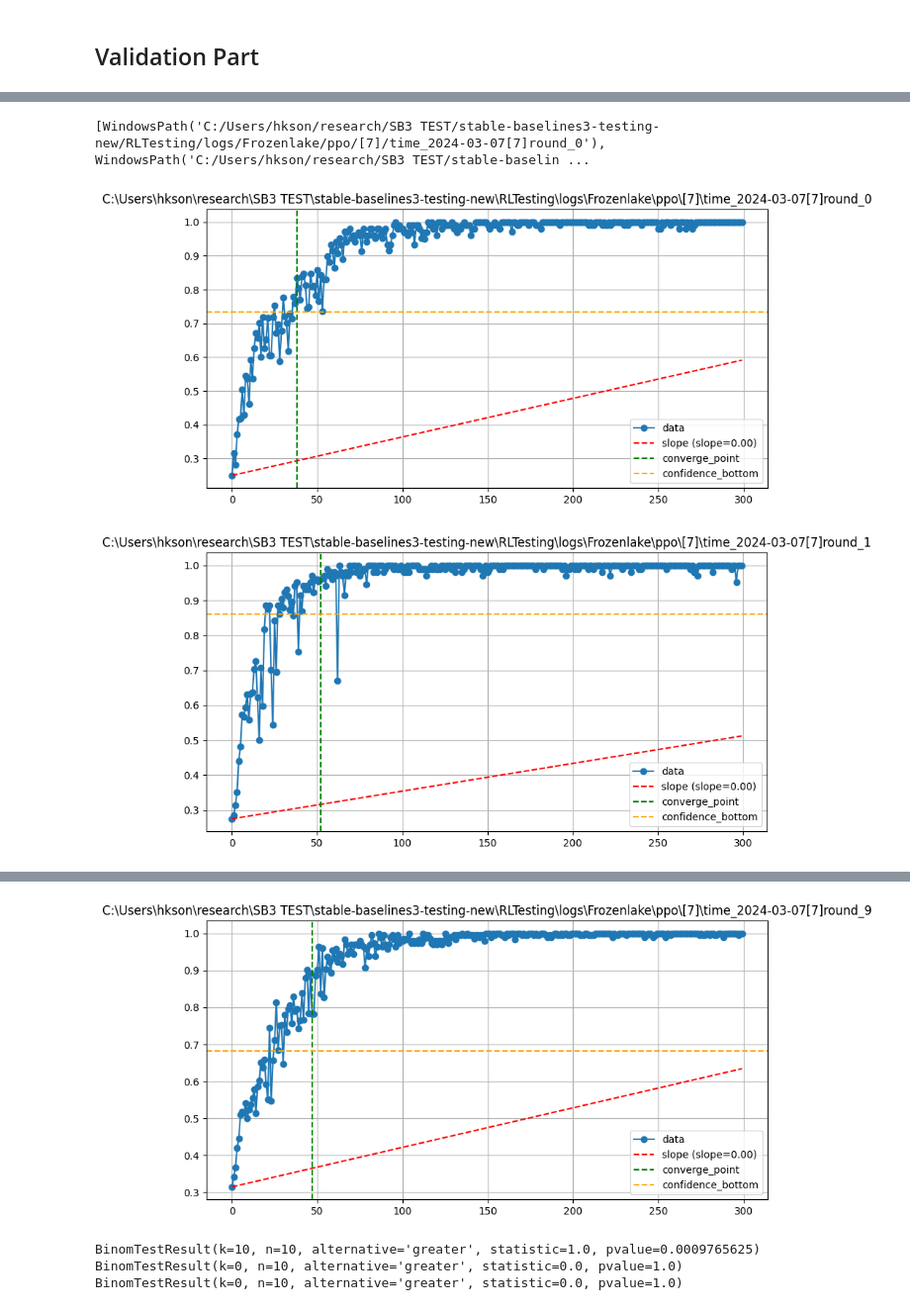
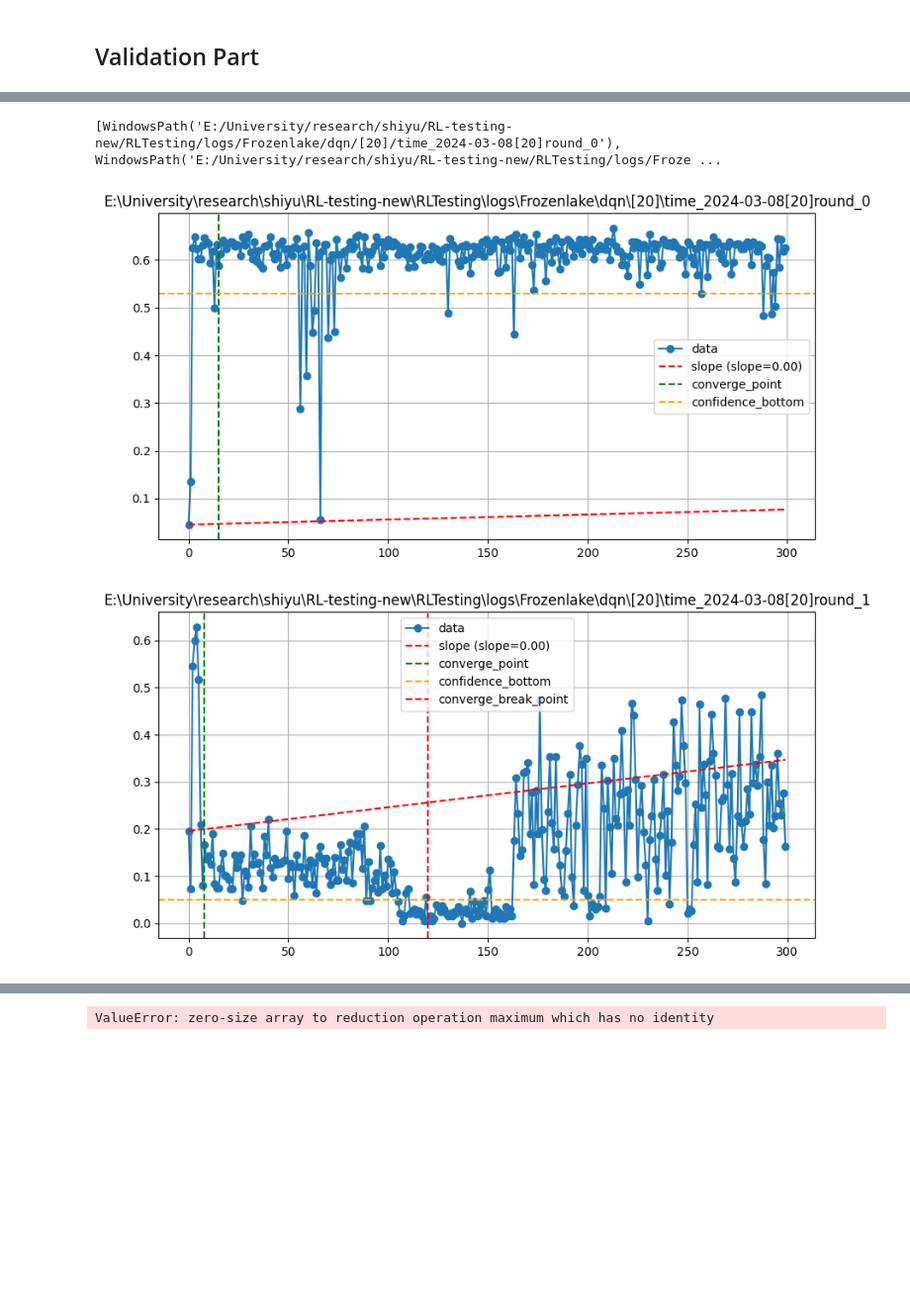
Before and after one commit to QixinWangCpsLab/RL-testing-new, a Jupyter notebook: RLTesting/testing_script_haoyang.ipynb, the cells around one changed output, grey strips where cells are left out. Shown at 99% size. Drawn from its saved outputs; the diff is of its cells as text; code cells hidden in the pictures; blank space fills up the shorter version.

Commit message:
debug convergence and divergence

```diff
--- a/RLTesting/testing_script_haoyang.ipynb
+++ b/RLTesting/testing_script_haoyang.ipynb
@@ -102,7 +94,7 @@ def find_converge_point(data, n, epsilon):
     #Find the epsilon converge points
     epsilon_converge = np.zeros_like(step_diff)
     for i in range(2, len(step_diff)):
-        if step_diff[i] < step_diff[i - 1] * epsilon:
+        if step_diff[i] < step_diff[i - 1] * epsilon + 0.05:
             epsilon_converge[i] = 1
 
     converge_point = -1
@@ -110,13 +102,14 @@ def find_converge_point(data, n, epsilon):
     for i in range(2, len(epsilon_converge)):
         if epsilon_converge[i] == 1:
             temp += 1
+        else:
+            temp = 0
         if temp > n:
             converge_point = i - n + 1
             break
-
     return converge_point
 
-def find_converge_break_point(data, converge_point, delta, n):
+def find_converge_break_point(data, converge_point, lower_bound, n):
     """
     n: the maximum number of continuous outlier points after the converge point that we can tolerate.
     """
@@ -127,7 +120,7 @@ def find_converge_break_point(data, converge_point, delta, n):
     continuous = False
     for i in range(converge_point + 1, len(data)):
         #Find continuous break point
-        if data[i] - data[i - 1] > delta:
+        if data[i] < lower_bound:
             if not continuous:
                 continuous = True
             counter += 1
@@ -136,7 +129,6 @@ def find_converge_break_point(data, converge_point, delta, n):
             counter = 0
 
         if counter >= n:
-            print(converge_point, converge_break_point)
             converge_break_point = i - n + 1
             break
 
@@ -144,7 +136,7 @@ def find_converge_break_point(data, converge_point, delta, n):
 # %%
 root_dir = config_parser.parserConfig()['root_dir']
 
-def analyze_data_trend_and_convergence_v2(data, trend_threshold=0, convergence_range=20, fluctuation_range=0.1, convergence_window_ratio=0.1, negative_fluctuation_limit=0.05, show=False, title="trend", confidence_level=0.95):
+def analyze_data_trend_and_convergence_v2(data, trend_threshold=0, convergence_range=20, fluctuation_range=0.1, convergence_window_ratio=0.05, negative_fluctuation_limit=0.05, show=False, title="trend", confidence_level=0.95):
     # 计算整个数据集趋势线的斜率
     slope, _, _, _, _ = linregress(range(len(data)), data)
     upwards_trend = slope > trend_threshold
@@ -152,12 +144,12 @@ def analyze_data_trend_and_convergence_v2(data, trend_threshold=0, convergence_r
     # 确定收敛窗口的大小为数据点总数的一定比例
     window_size = max(int(len(data) * convergence_window_ratio), 1)
 
-    converge_point = find_converge_point(data, window_size, 0.9)
+    converge_point = find_converge_point(data, window_size, 0.999)
     converge_break_point = -1
-    lower_bound = data[converge_point] - 0.1
+    lower_bound = data[converge_point] - np.ptp(data[converge_point: converge_point + window_size])
 
     if converge_point != -1:
-        converge_break_point = find_converge_break_point(data, converge_point, 0.1, 5)
+        converge_break_point = find_converge_break_point(data, converge_point, lower_bound, window_size)
 
     # 可视化
     # print(upwards_trend, no_large_negative_fluctuation, no_large_negative_fluctuation and upwards_trend)
@@ -302,18 +294,18 @@ def bin_test_mountaincar(bug_free_log_path = Path(os.path.join(root_dir, 'RLTest
 # %%
 # bin_test_frozenlake(bug_free_log_path = Path(os.path.join(root_dir, 'RLTesting', 'logs', 'Frozenlake', 'ppo', '[39]')), show_fig=True)
 # bin_test_mountaincar(bug_free_log_path = Path(os.path.join(root_dir, 'RLTesting', 'logs', 'Mountaincar', 'a2c', '[]')), show_fig=True)
 # bin_test_mountaincar(bug_free_log_path = Path(os.path.join(root_dir, 'RLTesting', 'logs', 'Mountaincar', 'sac', '[]')), show_fig=True)
 
 # bug_list = [0, 1, 2, 4, 6, 9, 10, 16, 17, 18, 19, 20, 21, 22, 23]
 # bug_list = [24, 25, 26, 27, 28, 29, 30, 31, 32]
 bug_list = [25, 26, 27, 28, 33, 34, 35, 36, 37, 38, 39]
 
-bin_test_frozenlake(bug_free_log_path = Path(os.path.join(root_dir, 'RLTesting', 'logs', 'Frozenlake', 'ppo', '[7]')), show_fig=True)
+bin_test_frozenlake(bug_free_log_path = Path(os.path.join(root_dir, 'RLTesting', 'logs', 'Frozenlake', 'dqn', '[20]')), show_fig=True)
 # for bug in bug_list:
 #     bug = '[' + str(bug) + ']'
 #     print(bug)
 #     bin_test_mountaincar(bug_free_log_path = Path(os.path.join(root_dir, 'RLTesting', 'logs', 'Mountaincar', 'ppo', bug)), show_fig=False)
 # %% [output]
-[WindowsPath('C:/Users/hkson/research/SB3 TEST/stable-baselines3-testing-new/RLTesting/logs/Frozenlake/ppo/[7]/time_2024-03-07[7]round_0'), WindowsPath('C:/Users/hkson/research/SB3 TEST/stable-baselin ...
+[WindowsPath('E:/University/research/shiyu/RL-testing-new/RLTesting/logs/Frozenlake/dqn/[20]/time_2024-03-08[20]round_0'), WindowsPath('E:/University/research/shiyu/RL-testing-new/RLTesting/logs/Froze ...
-[figure, old version]
+[figure, new version]
-[figure, old version]
+[figure, new version]
@@ -327,7 +319,4 @@ bin_test_frozenlake(bug_free_log_path = Path(os.path.join(root_dir, 'RLTesting',
-[figure, removed]
-BinomTestResult(k=10, n=10, alternative='greater', statistic=1.0, pvalue=0.0009765625)
-BinomTestResult(k=0, n=10, alternative='greater', statistic=0.0, pvalue=1.0)
-BinomTestResult(k=0, n=10, alternative='greater', statistic=0.0, pvalue=1.0)
+ValueError: zero-size array to reduction operation maximum which has no identity
 # %%
 # bin_test_frozenlake(bug_free_log_path = Path(os.path.join(root_dir, 'RLTesting', 'logs', 'Frozenlake', 'dqn', '[]')), show_fig=False)
 # bin_test_frozenlake(bug_free_log_path = Path(os.path.join(root_dir, 'RLTesting', 'logs', 'Frozenlake', 'ppo', '[]')), show_fig=True)
```
Also changed, not shown: parts of 2 cells of this notebook.
